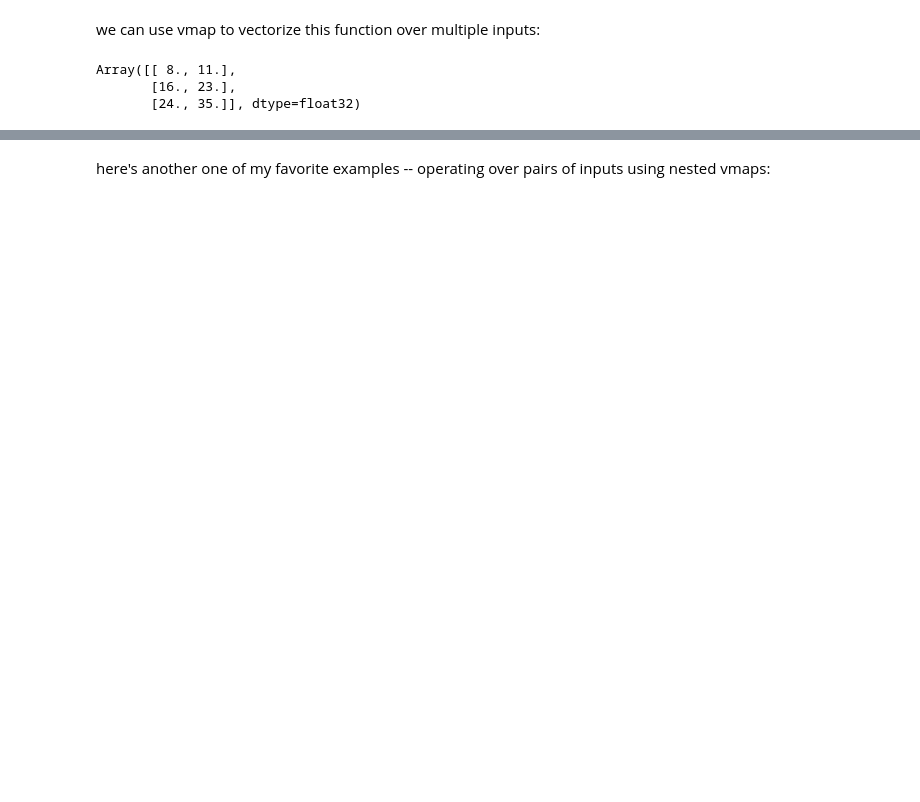
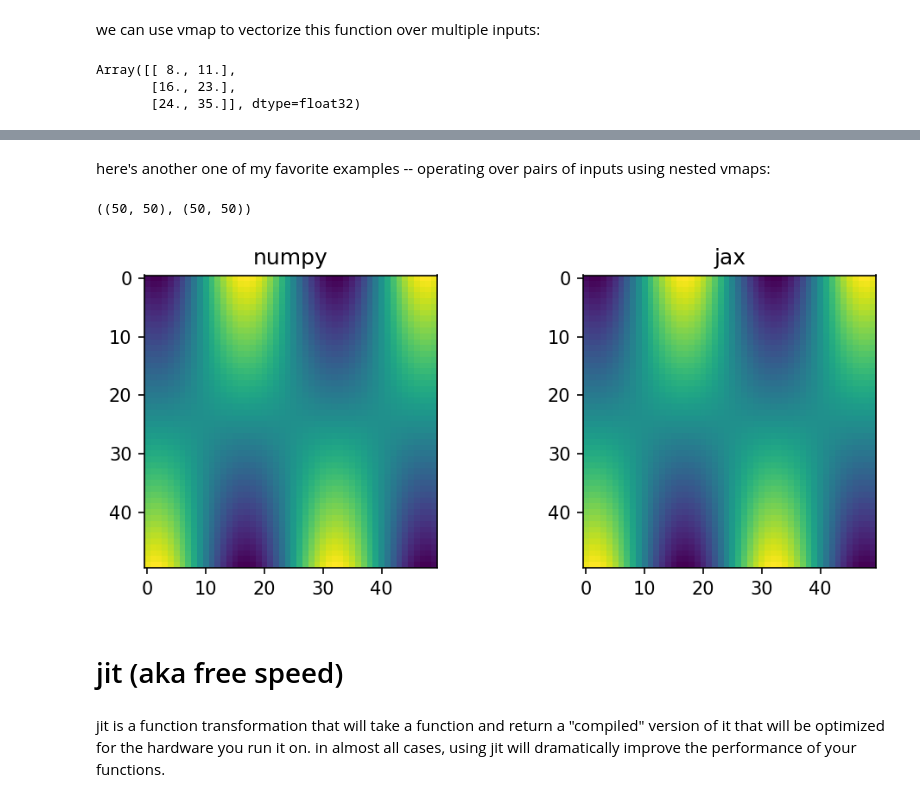
Before and after one commit to phinate/jax-basics, a Jupyter notebook: intro.ipynb, the cells around one changed output, grey strips where cells are left out. Cells and saved outputs as stored; diff of their text form; code cells hidden in the pictures; blank space fills up the shorter version.

Commit message:
more stuff

````diff
--- a/intro.ipynb
+++ b/intro.ipynb
@@ -257,4 +318,54 @@ the `in_axes` argument specifies which of the function’s arguments to batch ov
 # %% [markdown]
 here's another one of my favorite examples -- operating over pairs of inputs using nested vmaps:
-
-```python
+# %%
+x_range = jnp.linspace(-5,5)
+y_range = jnp.linspace(-2,2)
+
+
+def func(x,y):
+    return jnp.sin(x)*y
+
+import numpy as np
+
+# this is the unbroadcasted version
+out_np = np.zeros((len(x_range),len(y_range)))
+for i,x in enumerate(x_range):
+    for j,y in enumerate(y_range):
+        out_np[i,j] = func(x,y)
+
+
+# maybe not the best example since it's actually completely vectorizable already
+x_grid, y_grid = np.meshgrid(x_range,y_range, indexing = 'ij')
+out_np = func(x_grid.T,y_grid.T)
+
+
+# but, if you only had the implementation for a single x and y, you could use vmap
+# start with the inner function, which batches over x and leaves y constant
+inner_func = jax.vmap(func, in_axes = (0,None))
+# then leave x constant, and batch over y
+outer_func = jax.vmap(inner_func, in_axes = (None,0))
+# the result is a function that works over the entire grid
+out = outer_func(x_range,y_range)
+
+# I like this because it lets me control the level of batching :)
+# we could do this for unlimited dimensions - just keep adding vmaps
+# for me thats great cause my head hurts when i try to do stuff with 6-D tensors in numpy...
+
+out_np.shape, out.shape
+# %% [output]
+((50, 50), (50, 50))
+# %%
+import matplotlib.pyplot as plt
+subplot_settings = dict(figsize=[7, 3], dpi=150, tight_layout=True)
+fig, axs = plt.subplots(1, 2, **subplot_settings)
+axs[0].imshow(out_np)
+axs[0].set_title("numpy")
+axs[1].imshow(out)
+axs[1].set_title("jax")
+plt.show()
+# %% [output]
+[figure, added]
+# %% [markdown]
+# jit (aka free speed)
+# %% [markdown]
+jit is a function transformation that will take a function and return a "compiled" version of it that will be optimized for the hardware you run it on. in almost all cases, using jit will dramatically improve the performance of your functions.
````
Also changed, not shown: parts of 19 cells of this notebook.
